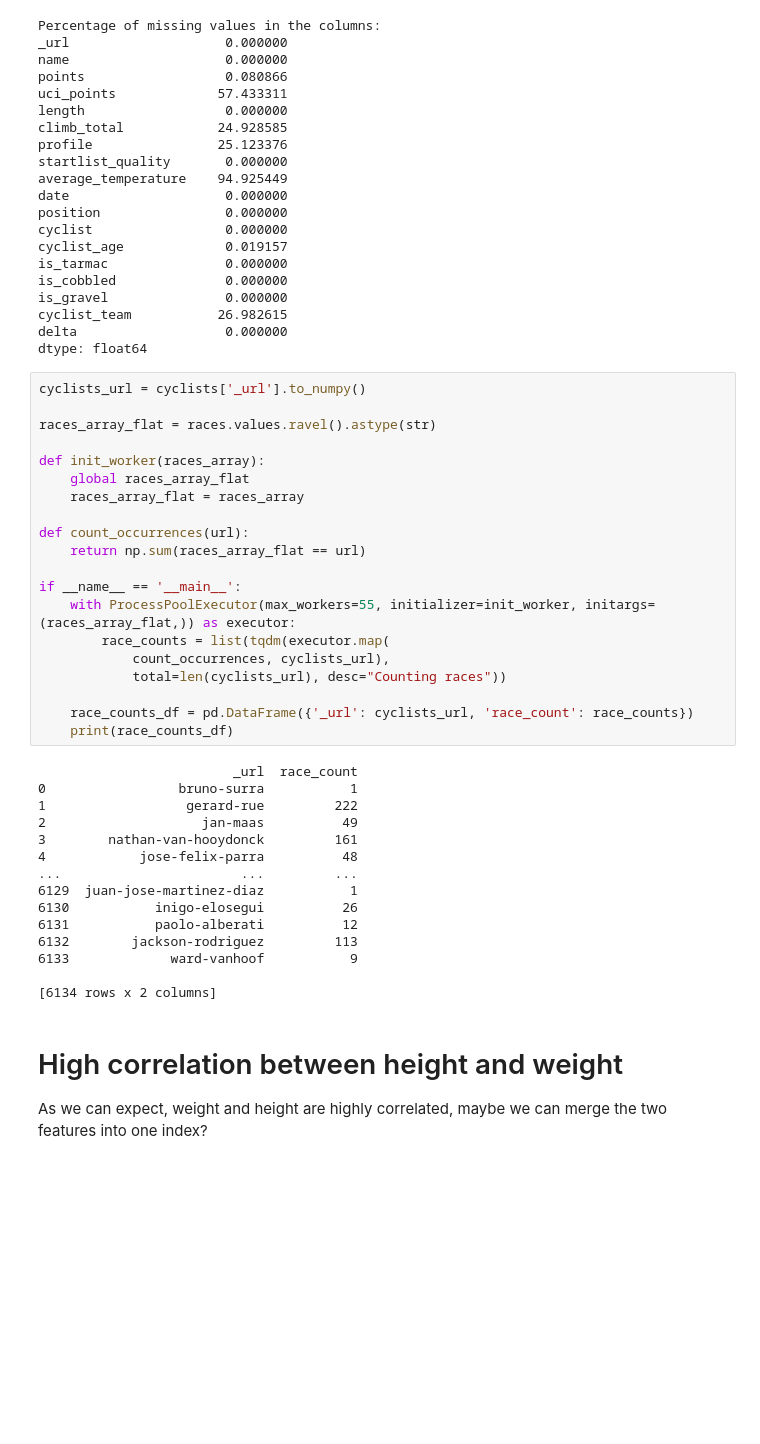
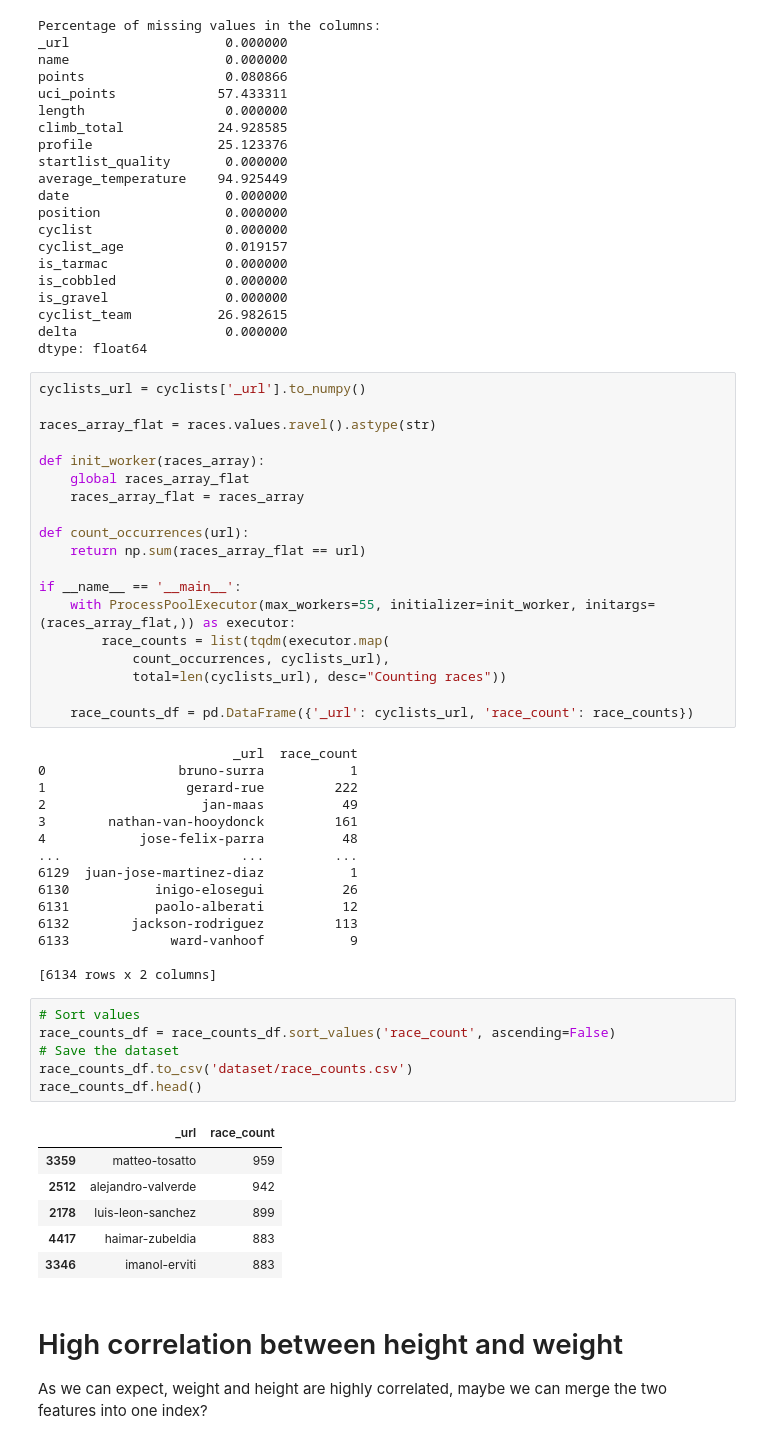
Before and after one commit to fefex302/Data-Mining, a Jupyter notebook: Data_Understanding.ipynb, the cells around one changed output. Cells and saved outputs as stored; diff of their text form; blank space fills up the shorter version.

Commit message:
Added new dataset

```diff
--- a/Data_Understanding.ipynb
+++ b/Data_Understanding.ipynb
@@ -299,7 +299,6 @@ if __name__ == '__main__':
             total=len(cyclists_url), desc="Counting races"))
 
     race_counts_df = pd.DataFrame({'_url': cyclists_url, 'race_count': race_counts})
-    print(race_counts_df)
 # %% [output]
                          _url  race_count
 0                 bruno-surra           1
@@ -315,6 +314,19 @@ if __name__ == '__main__':
 6133             ward-vanhoof           9
 
 [6134 rows x 2 columns]
+# %%
+# Sort values
+race_counts_df = race_counts_df.sort_values('race_count', ascending=False)
+# Save the dataset
+race_counts_df.to_csv('dataset/race_counts.csv')
+race_counts_df.head()
+# %% [output]
+|  | _url | race_count |
+| 3359 | matteo-tosatto | 959 |
+| 2512 | alejandro-valverde | 942 |
+| 2178 | luis-leon-sanchez | 899 |
+| 4417 | haimar-zubeldia | 883 |
+| 3346 | imanol-erviti | 883 |
 # %% [markdown]
 # High correlation between height and weight
 As we can expect, weight and height are highly correlated, maybe we can merge the two features into one index?
```
